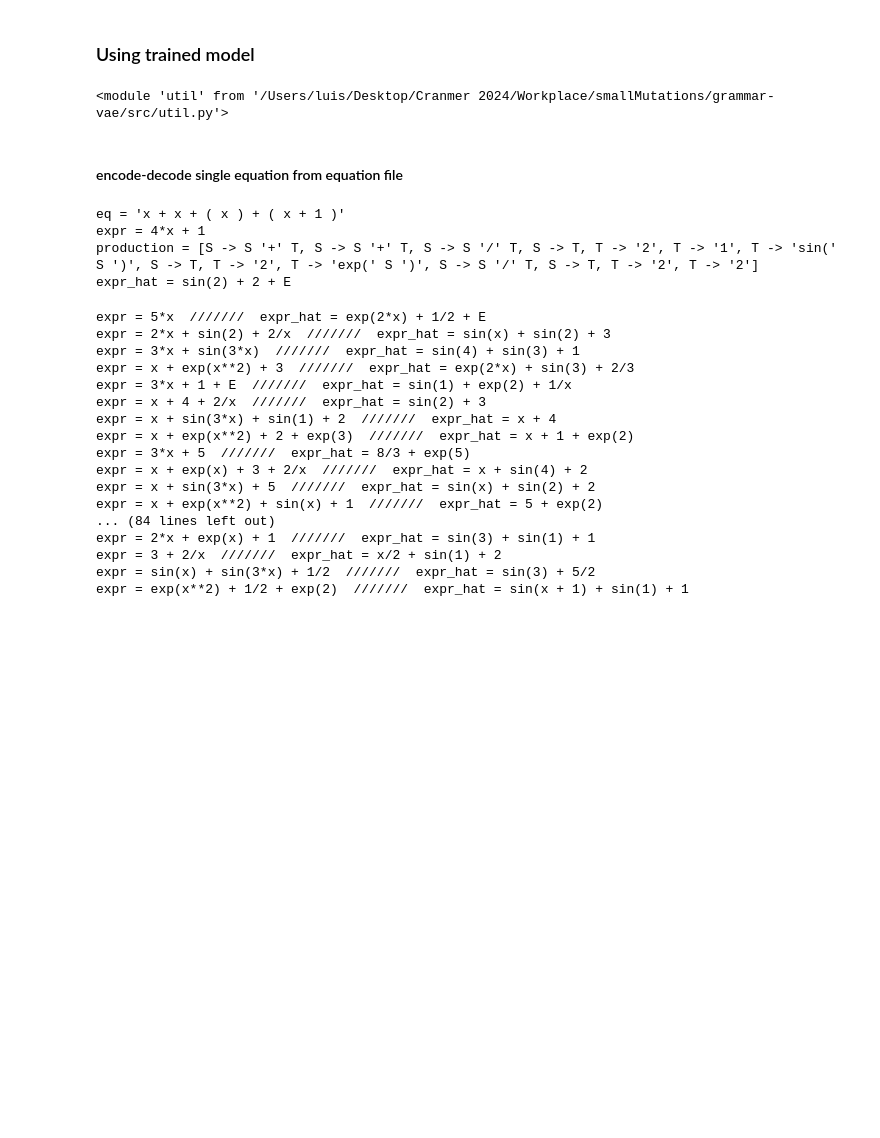
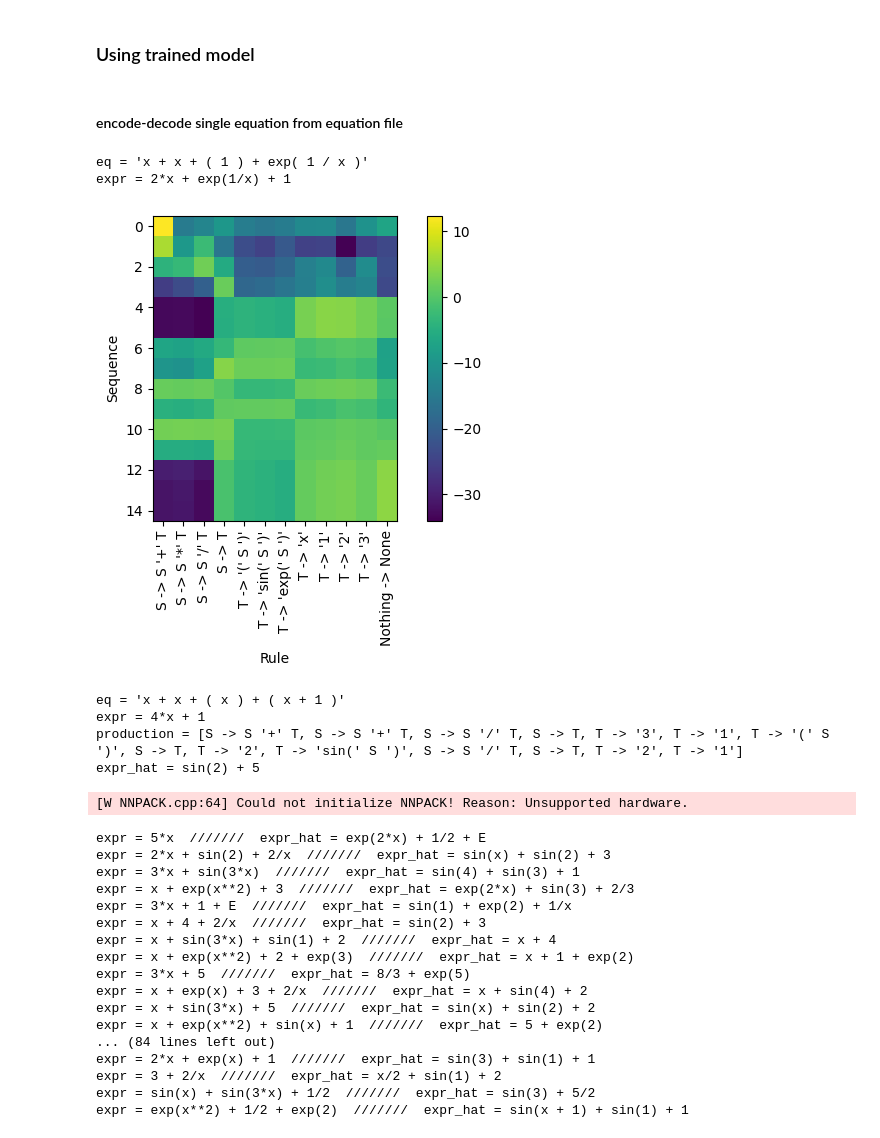
Before and after one commit to LuisCarretero/grammar-vae, a Jupyter notebook: src/dev.ipynb, the cells around one changed output. Drawn from its saved outputs; the diff is of its cells as text; code cells hidden in the pictures; blank space fills up the shorter version.

```diff
--- a/src/dev.ipynb
+++ b/src/dev.ipynb
@@ -130,10 +132,6 @@ array([[[1., 0., 0., ..., 0., 0., 0.],
         [0., 0., 0., ..., 0., 0., 1.]]], dtype=float32)
 # %% [markdown]
 ### Using trained model
-# %%
-reload(util)
-# %% [output]
-<module 'util' from '/Users/luis/Desktop/Cranmer 2024/Workplace/smallMutations/grammar-vae/src/util.py'>
 # %%
 import os
 import torch
@@ -181,6 +179,41 @@ def evaluate(y, y_):
     return (y == y_).mean()
 # %% [markdown]
 #### encode-decode single equation from equation file
+# %%
+from matplotlib import pyplot as plt
+from grammar import GCFG
+
+def plot_onehot(onehot_matrix, grammar):
+    plt.imshow(onehot_matrix)
+
+    plt.ylabel('Sequence')
+    plt.xlabel('Rule')
+    xticks = grammar.productions()
+    plt.xticks(range(len(xticks)), xticks, rotation='vertical')
+    plt.colorbar()
+    plt.tight_layout()
+    plt.show()
+# %%
+# model = GrammarVAE(ENCODER_HIDDEN, Z_SIZE, DECODER_HIDDEN, OUTPUT_SIZE, rnn_type='lstm', device='cpu')
+model_path = os.path.abspath('../checkpoints/model5epoch.pt')
+model = torch.load(model_path)
+# %%
+i = 300
+
+eq = eqs[i]
+print(f'{eq = }')
+expr = sp.simplify(sp.sympify(eq))
+print(f'{expr = }')
+
+x = data2input(data[i])
+mu, sigma = model.encoder(x)
+
+logits = model.decoder(mu, max_length=15)
+plot_onehot(logits[0, ...].detach().numpy(), GCFG)
+# %% [output]
+eq = 'x + x + ( 1 ) + exp( 1 / x )'
+expr = 2*x + exp(1/x) + 1
+[figure, added]
 # %%
 i = 1
 
@@ -201,8 +234,9 @@ if eq_hat:
 # %% [output]
 eq = 'x + x + ( x ) + ( x + 1 )'
 expr = 4*x + 1
-production = [S -> S '+' T, S -> S '+' T, S -> S '/' T, S -> T, T -> '2', T -> '1', T -> 'sin(' S ')', S -> T, T -> '2', T -> 'exp(' S ')', S -> S '/' T, S -> T, T -> '2', T -> '2']
-expr_hat = sin(2) + 2 + E
+production = [S -> S '+' T, S -> S '+' T, S -> S '/' T, S -> T, T -> '3', T -> '1', T -> '(' S ')', S -> T, T -> '2', T -> 'sin(' S ')', S -> S '/' T, S -> T, T -> '2', T -> '1']
+expr_hat = sin(2) + 5
+[W NNPACK.cpp:64] Could not initialize NNPACK! Reason: Unsupported hardware.
 # %%
 
 for i in range(0, len(eqs), 1000):
```
Also changed, not shown: parts of 1 cell of this notebook.
